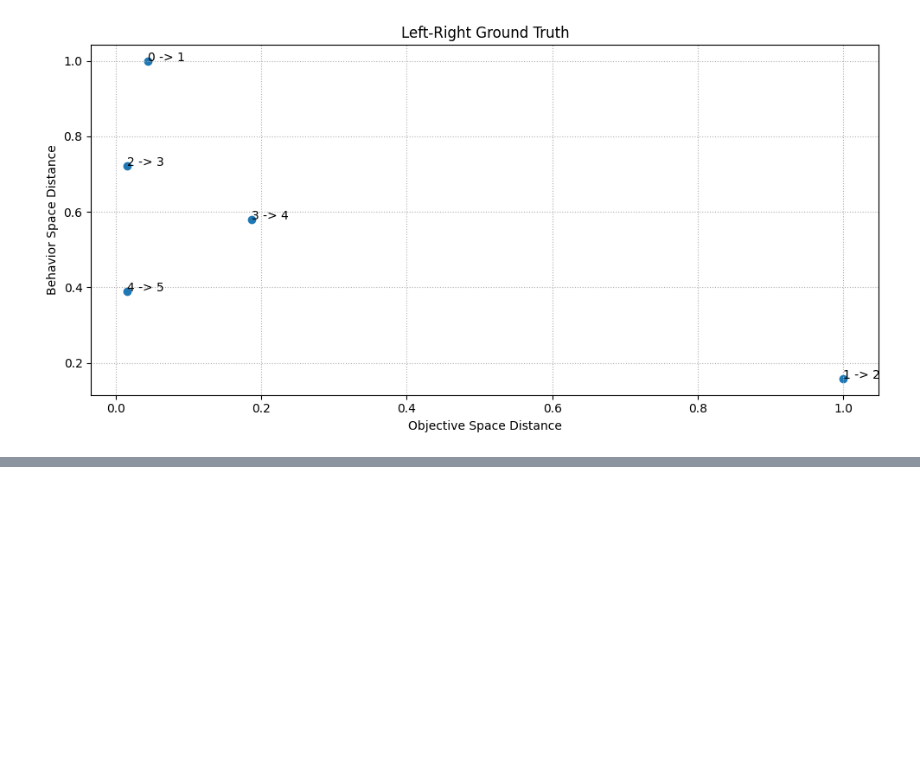
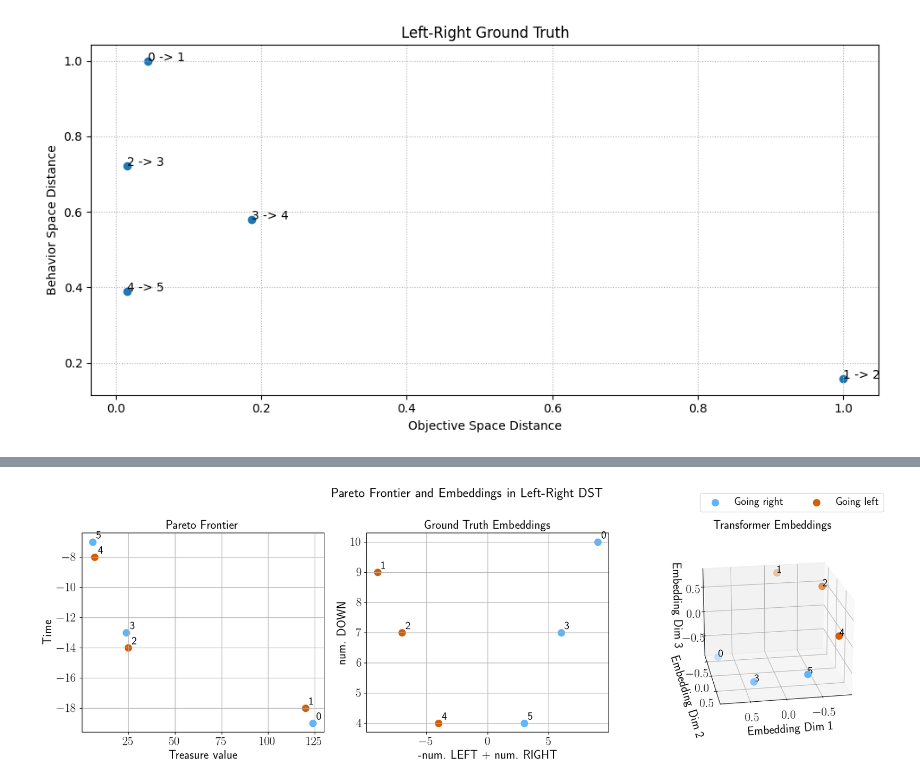
Before and after one commit to ffelten/Behavior-vs-Objective-Space, a Jupyter notebook: morl_behavior_objective/analysis/analysis.ipynb, the cells around one changed output, grey strips where cells are left out. Saved outputs shown, nothing was run; the diff lists cells and outputs as text; code cells hidden in the pictures; blank space fills up the shorter version.

Commit message:
Update graphs

```diff
--- a/morl_behavior_objective/analysis/analysis.ipynb
+++ b/morl_behavior_objective/analysis/analysis.ipynb
@@ -206,14 +173,14 @@ import matplotlib.pyplot as plt
 
 from morl_behavior_objective.analysis.utils_analysis import compute_lipschitz_constants
 
-lipschitz_constants_lr_gt, d_objs_lr_gt, d_embs_lr_gt, _, _ = compute_lipschitz_constants(pareto_frontier=all_returns_lr, embeddings=all_gt_emb)
-lipschitz_constants_concave_gt, d_objs_concave_gt, d_embs_concave_gt, _, _ = compute_lipschitz_constants(pareto_frontier=all_returns_concave, embeddings=all_gt_emb_concave)
+lipschitz_constants_lr_gt, d_objs_lr_gt, d_embs_lr_gt, sorted_pf_lr_gt, sorted_emb_lr_gt = compute_lipschitz_constants(pareto_frontier=all_returns_lr, embeddings=all_gt_emb)
+lipschitz_constants_concave_gt, d_objs_concave_gt, d_embs_concave_gt, sorted_pf_concave_gt, sorted_emb_concave_gt = compute_lipschitz_constants(pareto_frontier=all_returns_concave, embeddings=all_gt_emb_concave)
 
-lipschitz_constants_lr_t, d_objs_lr_t, d_embs_lr_t, _, _ = compute_lipschitz_constants(pareto_frontier=all_returns_lr, embeddings=all_t_emb_3D)
-lipschitz_constants_concave_t, d_objs_concave_t, d_embs_concave_t, _, _ = compute_lipschitz_constants(pareto_frontier=all_returns_concave, embeddings=all_t_emb_3D_concave)
+lipschitz_constants_lr_t, d_objs_lr_t, d_embs_lr_t, sorted_pf_lr_t, sorted_emb_lr_t = compute_lipschitz_constants(pareto_frontier=all_returns_lr, embeddings=all_t_emb_3D)
+lipschitz_constants_concave_t, d_objs_concave_t, d_embs_concave_t, sorted_pf_concave_t, sorted_emb_concave_t = compute_lipschitz_constants(pareto_frontier=all_returns_concave, embeddings=all_t_emb_3D_concave)
 
-lipschitz_constants_smooth_gt, d_objs_smooth_gt, d_embs_smooth_gt, _, _ = compute_lipschitz_constants(pareto_frontier=all_returns_smooth, embeddings=all_gt_emb_smooth)
-lipschitz_constants_smooth_t, d_objs_smooth_t, d_embs_smooth_t, _, _ = compute_lipschitz_constants(pareto_frontier=all_returns_smooth, embeddings=all_t_emb_smooth_new)
+lipschitz_constants_smooth_gt, d_objs_smooth_gt, d_embs_smooth_gt, sorted_pf_smooth_gt, sorted_emb_smooth_gt = compute_lipschitz_constants(pareto_frontier=all_returns_smooth, embeddings=all_gt_emb_smooth)
+lipschitz_constants_smooth_t, d_objs_smooth_t, d_embs_smooth_t, sorted_pf_smooth_t, sorted_emb_smooth_t = compute_lipschitz_constants(pareto_frontier=all_returns_smooth, embeddings=all_t_emb_smooth_new)
 
 print("Concave front", all_returns_concave)
 print("Left-Right front", all_returns_lr)
@@ -349,0 +319,86 @@ Distance 4 and 5 in embedding space: 0.7821034029003487
+# %%
+import matplotlib as mpl
+import matplotlib.pyplot as plt
+
+# Set matplotlib parameters
+mpl.rcParams["pdf.fonttype"] = 42  # use true-type
+mpl.rcParams["ps.fonttype"] = 42  # use true-type
+mpl.rcParams["font.size"] = 18
+mpl.rcParams["lines.linewidth"] = 2.2
+mpl.rcParams["text.latex.preamble"] = r"\usepackage{amsmath,amssymb,underscore}"
+mpl.rcParams["text.usetex"] = True
+mpl.rcParams["xtick.labelsize"] = 18
+mpl.rcParams["ytick.labelsize"] = 18
+mpl.rcParams["axes.titlesize"] = 18
+mpl.rcParams["axes.labelsize"] = 18
+mpl.rcParams["legend.fontsize"] = 16
+
+colors = [
+    "#5CB5FF",
+    "#D55E00",
+    "#009E73",
+    "#e6194b",
+]
+
+fig = plt.figure(figsize=(18, 6))
+
+fig.suptitle("Pareto Frontier and Embeddings in Left-Right DST", fontsize=20)
+
+# Define point groups
+left_indices = [1, 2, 4]  # Going left (orange)
+right_indices = [i for i in range(len(sorted_pf_lr_gt)) if i not in left_indices]  # Going right (blue)
+
+# 2D scatter for returns (use sorted version)
+ax2 = fig.add_subplot(131)
+ax2.scatter(sorted_pf_lr_gt[right_indices,0], sorted_pf_lr_gt[right_indices,1],
+            c=colors[0], marker="o", label="Going right", s=100)
+ax2.scatter(sorted_pf_lr_gt[left_indices,0], sorted_pf_lr_gt[left_indices,1],
+            c=colors[1], marker="o", label="Going left", s=100)
+ax2.set_title("Pareto Frontier")
+ax2.set_xlabel("Treasure value")
+ax2.grid(True)
+ax2.set_ylabel("Time")
+# Add numbered labels
+for i in range(len(sorted_pf_lr_gt)):
+    ax2.annotate(str(i), (sorted_pf_lr_gt[i,0], sorted_pf_lr_gt[i,1]), xytext=(5, 5), textcoords="offset points", fontsize=16)
+
+# 2D scatter for ground truth embeddings (use sorted version)
+ax3 = fig.add_subplot(132)
+ax3.scatter(sorted_emb_lr_gt[right_indices,0], sorted_emb_lr_gt[right_indices,1],
+            c=colors[0], marker="o", label="Going right", s=100)
+ax3.scatter(sorted_emb_lr_gt[left_indices,0], sorted_emb_lr_gt[left_indices,1],
+            c=colors[1], marker="o", label="Going left", s=100)
+ax3.set_title("Ground Truth Embeddings")
+ax3.set_xlabel("-num. LEFT + num. RIGHT")
+ax3.set_ylabel("num. DOWN")
+ax3.grid(True)
+# Add numbered labels
+for i in range(len(sorted_emb_lr_gt)):
+    ax3.annotate(str(i), (sorted_emb_lr_gt[i,0], sorted_emb_lr_gt[i,1]), xytext=(5, 5), textcoords="offset points", fontsize=16)
+
+# 3D scatter for transformer embeddings (use sorted version)
+ax1 = fig.add_subplot(133, projection="3d")
+ax1.scatter(sorted_emb_lr_t[right_indices,0], sorted_emb_lr_t[right_indices,1], sorted_emb_lr_t[right_indices,2],
+            c=colors[0], marker="o", label="Going right", s=100)
+ax1.scatter(sorted_emb_lr_t[left_indices,0], sorted_emb_lr_t[left_indices,1], sorted_emb_lr_t[left_indices,2],
+            c=colors[1], marker="o", label="Going left", s=100)
+ax1.set_title("Transformer Embeddings")
+ax1.set_xlabel("Embedding Dim 1", labelpad=10)
+ax1.set_ylabel("Embedding Dim 2", labelpad=10)
+ax1.set_zlabel("Embedding Dim 3", labelpad=10)
+ax1.grid(True)
+# change view
+ax1.view_init(elev=20, azim=80)
+# Add numbered labels
+for i in range(len(sorted_emb_lr_t)):
+    ax1.text(sorted_emb_lr_t[i,0], sorted_emb_lr_t[i,1], sorted_emb_lr_t[i,2], str(i), fontsize=16)
+
+# Create a single legend for the entire figure
+handles, labels = ax2.get_legend_handles_labels()
+fig.legend(handles, labels, loc="upper right", bbox_to_anchor=(0.98, 0.98), ncol=2)
+
+plt.tight_layout()
+plt.savefig("pareto_front_embeddings_left_right.pdf")
+plt.show()
+# %% [output]
+[figure, added]
```
Also changed, not shown: parts of 4 cells of this notebook, 3 other files.
